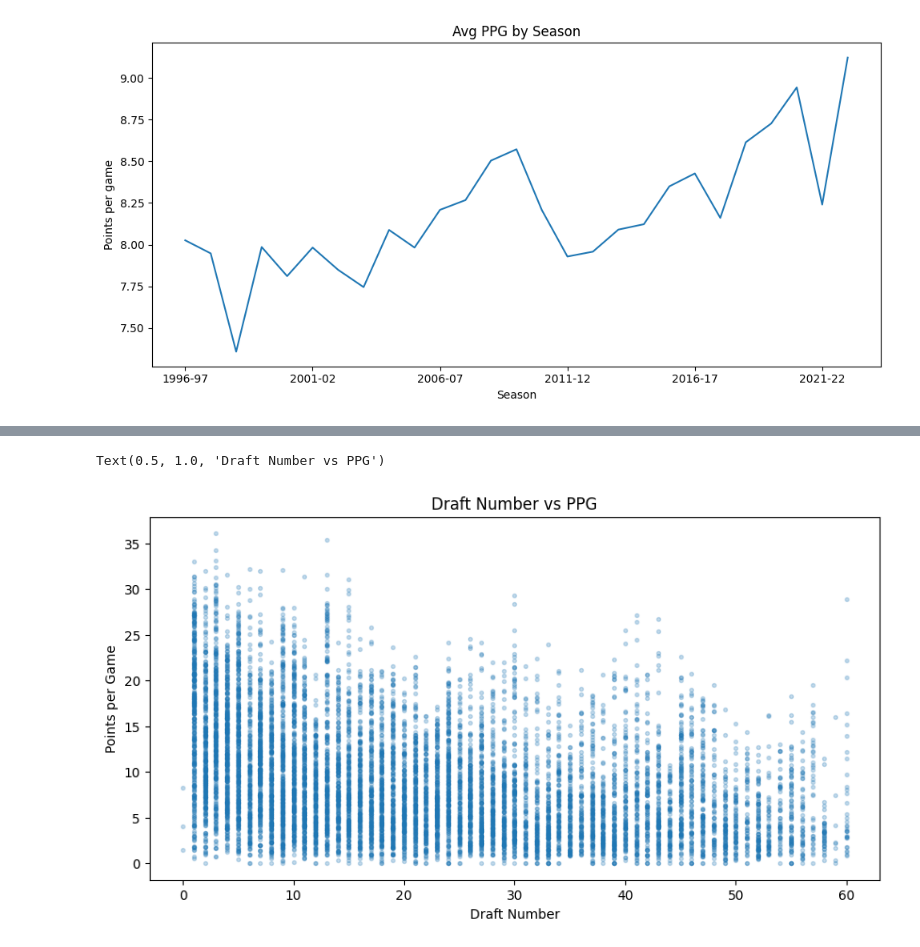
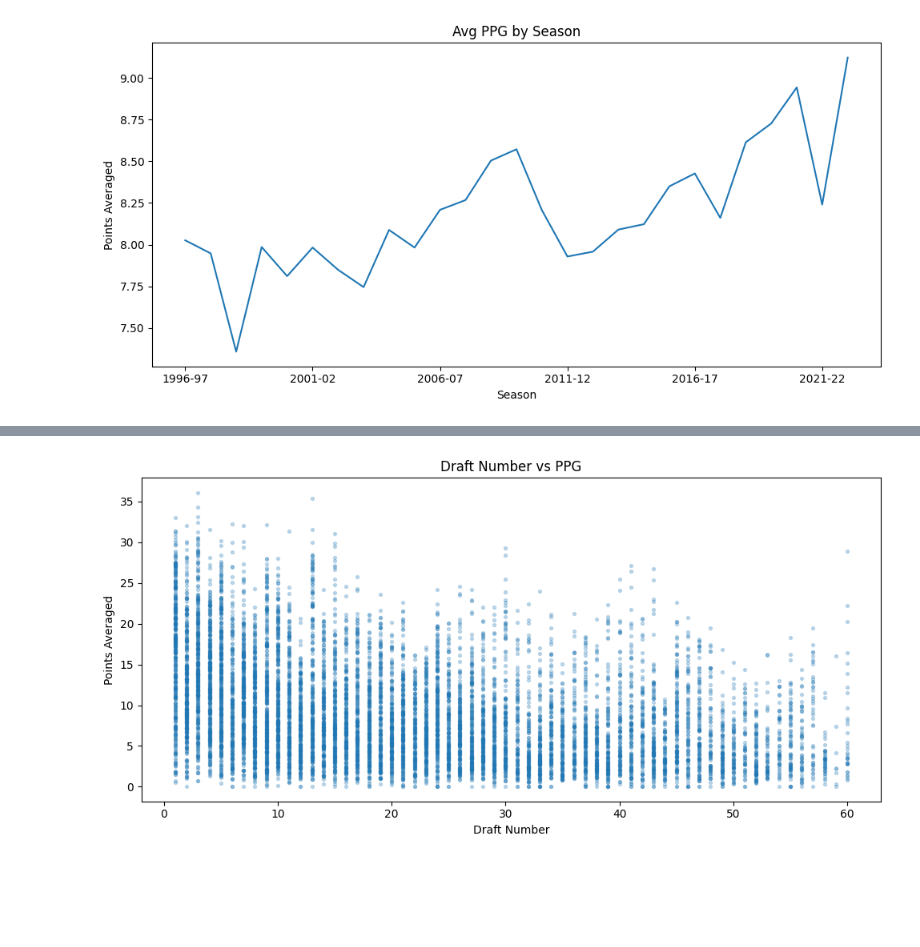
Before and after one commit to 0bsinet/NBA-Exploration, a Jupyter notebook: nba-data-analysis.ipynb, the cells around one changed output, grey strips where cells are left out. Cells and saved outputs as stored; diff of their text form; code cells hidden in the pictures; blank space fills up the shorter version.

```diff
--- a/nba-data-analysis.ipynb
+++ b/nba-data-analysis.ipynb
@@ -31,21 +54,17 @@ bin = [160.02, 190.5, 231.14]
 # %%
-# Do players with high draft picks perform better than those with lower draft picks?
+# Average points by draft number (Graph #3)
 
-# Clean column to only have no string draft numbers
+# Clean column to have no string type draft numbers or unknowns
 nba['draft_number'] = nba['draft_number'].replace("Undrafted", np.nan).astype("float")
 
-standardized_draft_number = nba.loc[nba['draft_number'] <= 60] # Only want to go up to 60 draft picks (modern)
+standardized_draft_number = nba.loc[(nba['draft_number'] <= 60) & (nba['draft_number'] > 0)] # Only want to go up to 60 draft picks (modern)
 
-
-
-
-
-
+# Produce scatter plot
 plt.figure(figsize=(10,5))
 plt.scatter(standardized_draft_number['draft_number'], standardized_draft_number['pts'], alpha=0.25, s=8)
 plt.xlabel('Draft Number')
-plt.ylabel('Points per Game')
+plt.ylabel('Points Averaged')
 plt.title('Draft Number vs PPG')
+plt.tight_layout()
 # %% [output]
-Text(0.5, 1.0, 'Draft Number vs PPG')
-[figure, old version]
+[figure, new version]
```
Also changed, not shown: parts of 3 cells of this notebook.
